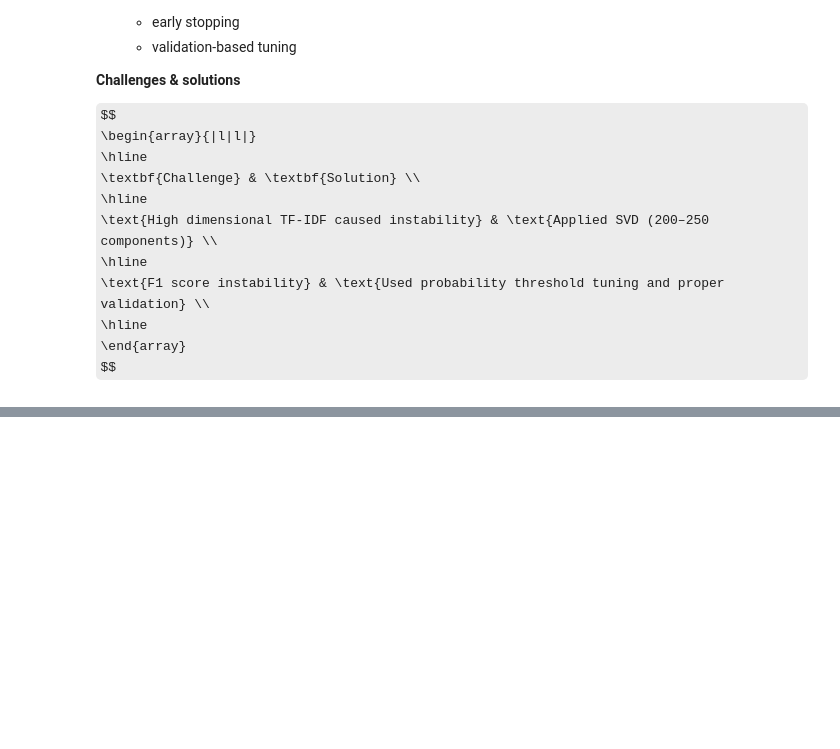
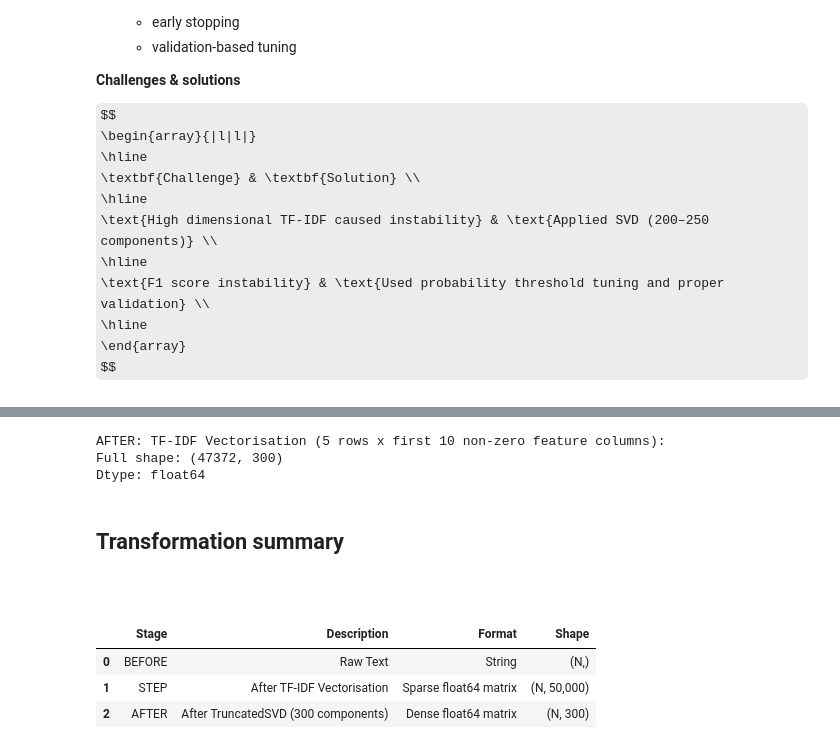
Before and after one commit to glenpaulson/toxicity-mining-nlp, a Jupyter notebook: Notebooks/Milestone_3/ToxicityMining_LightGBM.ipynb, the cells around one changed output, grey strips where cells are left out. Drawn from its saved outputs; the diff is of its cells as text; code cells hidden in the pictures; some formulas as TeX source; blank space fills up the shorter version.

```diff
--- a/Notebooks/Milestone_3/ToxicityMining_LightGBM.ipynb
+++ b/Notebooks/Milestone_3/ToxicityMining_LightGBM.ipynb
@@ -676,0 +726,42 @@ $$
+# %%
+print('AFTER: TF-IDF Vectorisation (5 rows x first 10 non-zero feature columns):')
+print(f'Full shape: {X_train.shape}')
+print(f'Dtype: {X_train['SVD_0'].dtype}')
+# %% [output]
+AFTER: TF-IDF Vectorisation (5 rows x first 10 non-zero feature columns):
+Full shape: (47372, 300)
+Dtype: float64
+# %% [markdown]
+## Transformation summary
+# %% [markdown]
+##
+# %%
+import pandas as pd
+
+data = {
+    "Stage": ["BEFORE", "STEP", "AFTER"],
+    "Description": [
+        "Raw Text",
+        "After TF-IDF Vectorisation",
+        "After TruncatedSVD (300 components)"
+    ],
+    "Format": [
+        "String",
+        "Sparse float64 matrix",
+        "Dense float64 matrix"
+    ],
+    "Shape": [
+        "(N,)",
+        "(N, 50,000)",
+        "(N, 300)"
+    ]
+}
+
+summary = pd.DataFrame(data)
+
+summary
+# %% [output]
+|  | Stage | Description | Format | Shape |
+| 0 | BEFORE | Raw Text | String | (N,) |
+| 1 | STEP | After TF-IDF Vectorisation | Sparse float64 matrix | (N, 50,000) |
+| 2 | AFTER | After TruncatedSVD (300 components) | Dense float64 matrix | (N, 300) |
```
Also changed, not shown: parts of 8 cells of this notebook.
